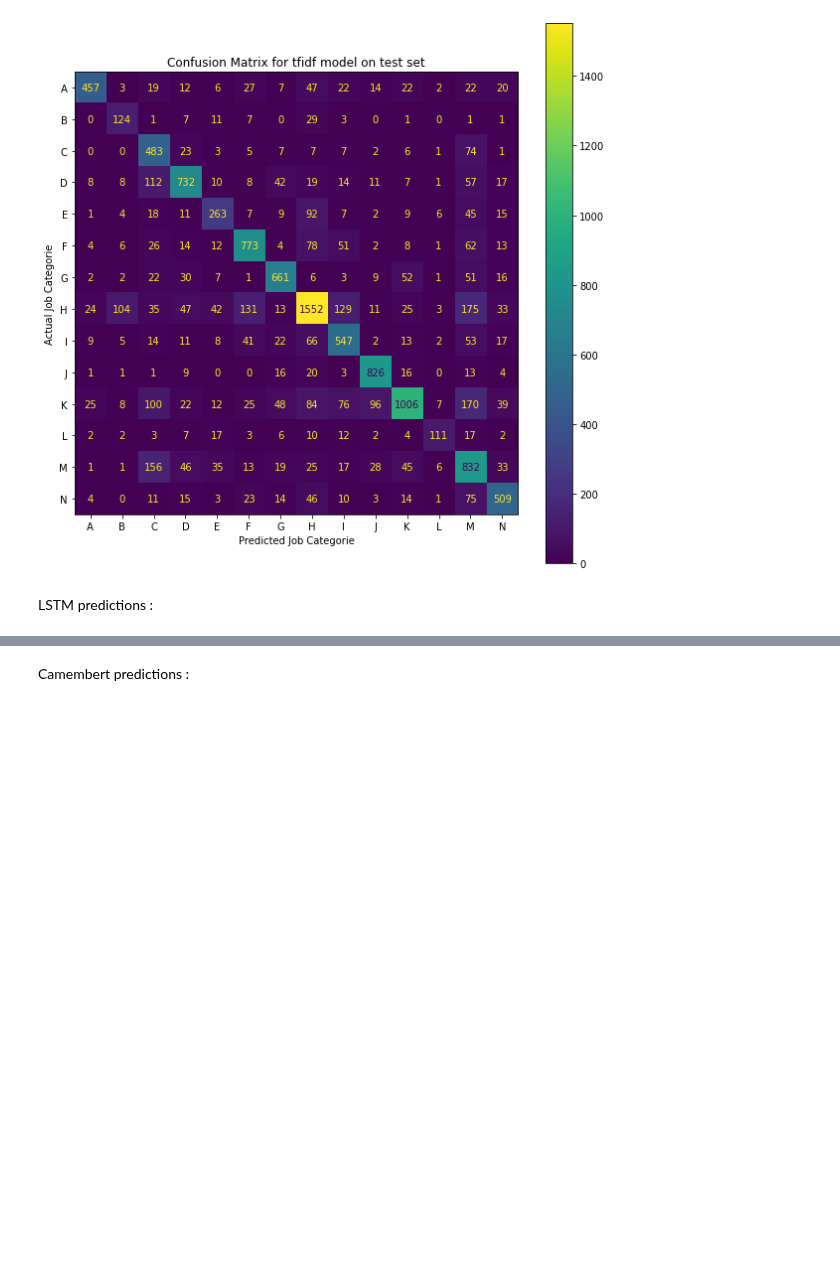
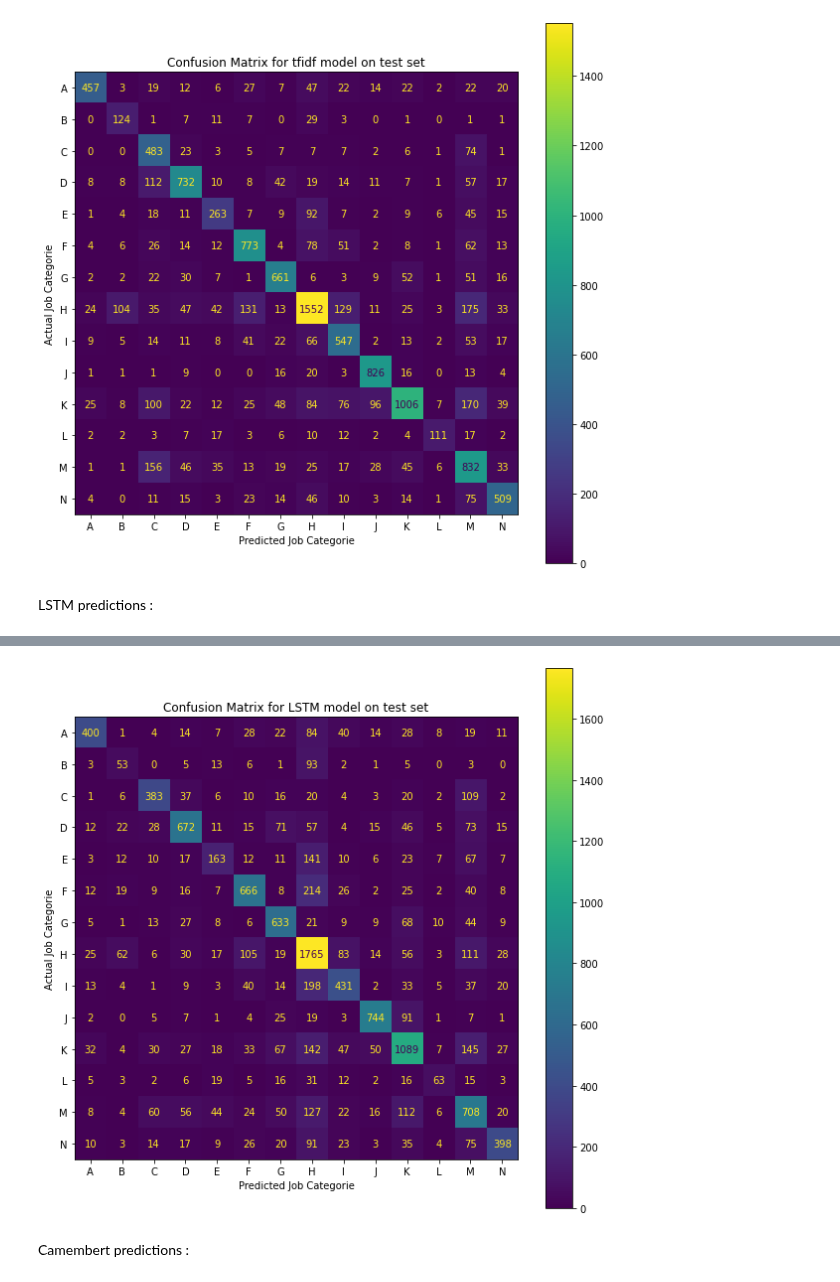
Before and after one commit to oscarfossey/NLP-Job-classifier-based-on-description, a Jupyter notebook: main.ipynb, the cells around one changed output, grey strips where cells are left out. Drawn from its saved outputs; the diff is of its cells as text; code cells hidden in the pictures; blank space fills up the shorter version.

```diff
--- a/main.ipynb
+++ b/main.ipynb
@@ -332,3 +330,5 @@ val_y = df_val['categorie']
+# %%
+test_y = df_test['categorie']
 # %% [markdown]
 TfIdf results :
 # %%
@@ -374,14 +395,16 @@ print(metrics.classification_report(val_y, y_pred_lstm, target_names=list(df_tra
 # %%
-cm_lstm = confusion_matrix(val_y, y_pred_lstm)
+cm_lstm = confusion_matrix(test_y, y_pred_lstm)
 
 cmd_obj_lstm = ConfusionMatrixDisplay(cm_lstm, display_labels=list(df_train.sort_values("categorie")["categorie"].unique()))
 cmd_obj_lstm.plot()
 cmd_obj_lstm.ax_.set(title='Confusion Matrix for LSTM model on test set',
                 xlabel='Predicted Job Categorie',
                 ylabel='Actual Job Categorie',)
 
 plt.rcParams["figure.figsize"] = (10,10)
 plt.show()
+# %% [output]
+[figure, added]
 # %% [markdown]
 Camembert predictions :
 # %%
```
Also changed, not shown: parts of 9 cells of this notebook.
